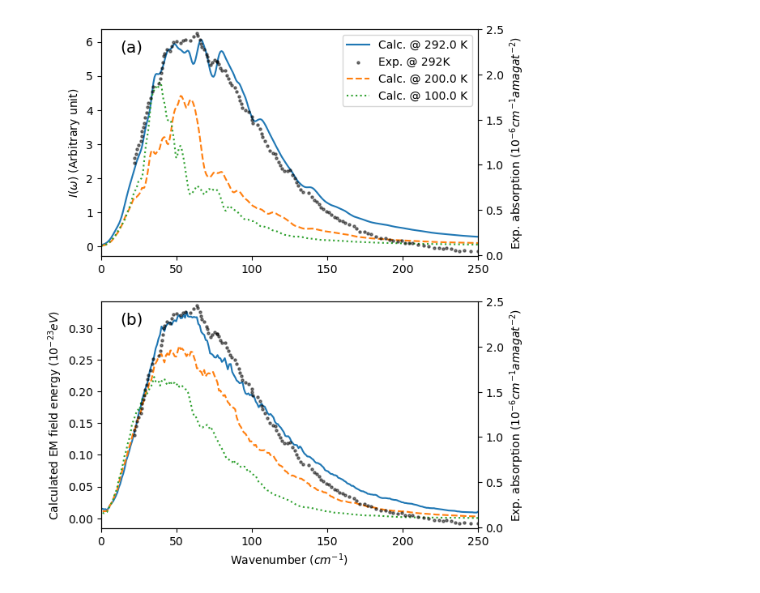
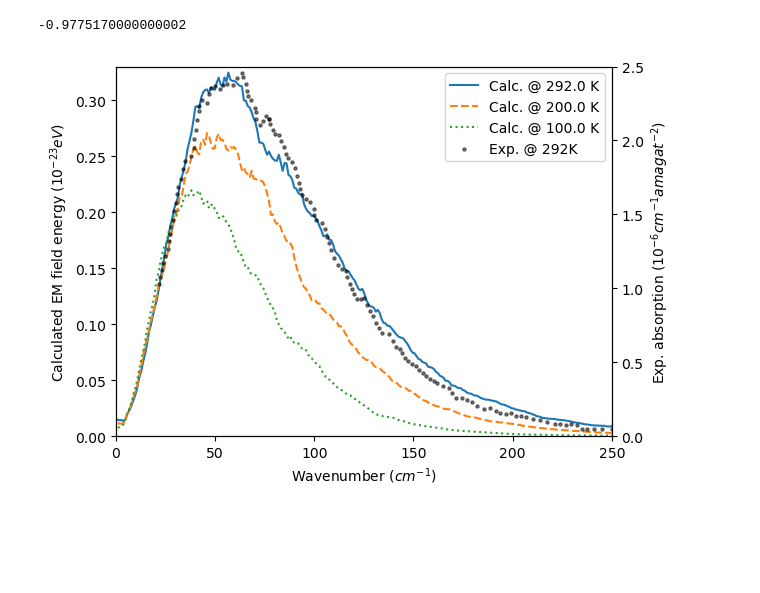
Before and after one commit to RibeiroGroup/Molecular-Dynamics-for-CIS, a Jupyter notebook: src/analyze_monte_carlo.ipynb, the cells around one changed output. Saved outputs shown, nothing was run; the diff lists cells and outputs as text; code cells hidden in the pictures; blank space fills up the shorter version.

```diff
--- a/src/analyze_monte_carlo.ipynb
+++ b/src/analyze_monte_carlo.ipynb
@@ -38,7 +38,7 @@ linestyle_list = ["solid", "dashed", "dotted","dashdot"]
 scatter_list = ["o", "^","v"]
 
 ROOT = os.path.expanduser('~/OneDrive - Emory/Research Data/mm_polariton/pickle_jar/')
-ROOT2 = ROOT # 'pickle_jar/'#
+ROOT2 = 'pickle_jar/'# ROOT #
 
 # define lists of temperature
 temperature_list = ['292.0', '200.0', '100.0']
@@ -124,28 +124,28 @@ def getall_colliding_time(result_dict_path, limit = None):
         n_pickle += 1
 
     return all_colliding_time
+# %%
+omega_profile[1] - omega_profile[2]
+# %% [output]
+-0.9775170000000002
 # %%
 ## from copy import deepcopy
 
-fig,ax = plt.subplots(2, figsize = (6,8))
+fig,ax = plt.subplots()
 
-for i in [0,1]:
-    # plotting the experimental dataset
-    tax = ax[i].twinx()
-    exp_data = pd.read_csv('data/plot-data.csv')
-    tax.scatter(
-        exp_data.loc[:,'x'],
-        exp_data.loc[:,' y'],
-        s = 5, alpha = 0.5, c = 'black',
-        label = 'Exp. @ 292K' if i == 0 else None
-    )
-    tax.set_ylabel(r'Exp. absorption $(10^{-6} cm^{-1} amagat^{-2})$')
-    tax.set_ylim(-0.01,2.5)
+# plotting the experimental dataset
+tax = ax.twinx()
+exp_data = pd.read_csv('data/plot-data.csv')
+tax.scatter(
+    exp_data.loc[:,'x'],
+    exp_data.loc[:,' y'],
+    s = 5, alpha = 0.5, c = 'black',
+    label = 'Exp. @ 292K' if i == 0 else None
+)
+tax.set_ylabel(r'Exp. absorption $(10^{-6} cm^{-1} amagat^{-2})$')
+tax.set_ylim(-0.00,2.5)
 
 for i,(temp, freefield_result_path) in enumerate(FREEFIELD_RESULT_256_DICT.items()):
-
-    dipole_spec = spectra_utils.DipoleSpectra(
-        dtps = 1e-2, convert_function = {'time': red.convert_time})
 
     # loop over all pickle file in the directory to calculate the mean spectrum
     # copy from here
@@ -156,59 +156,39 @@ for i,(temp, freefield_result_path) in enumerate(FREEFIELD_RESULT_256_DICT.items
     for _, (j, path) in enumerate(directory_dict.items()):
 
         with open(path, 'rb') as handle:
             freefield_result_dict = pickle.load(handle)
-
-        dipole_spec.add_result_dict(freefield_result_dict)
 
         omega_profile, rad_profile1 = spectra_utils.field_spectra(
             freefield_result_dict,
             convert_function = {
                 'energy': red.convert_energy,
                 'wavenumber':red.convert_wavenumber},
             mode = 'std'
         )
         rad_profile.append(rad_profile1)
 
         del freefield_result_dict
 
     rad_profile = np.mean(rad_profile, axis = 0)
     rad_profile *= 1e23
     o, f = moving_average(omega_profile, rad_profile, w = 10)
-    ax[1].plot(o, f, label = "Calc. @ {} K".format(temp), linestyle = linestyle_list[i])
+    ax.plot(o, f, label = "Calc. @ {} K".format(temp), linestyle = linestyle_list[i])
     # to here for rad profile - end of copy
-
-    w, spec = dipole_spec()
-    spec = np.mean(spec, axis = 0)
-    spec *= 1e5
-    spec = spec[ w < 300 ]
-    w = w[w < 300]
-    # to here for dipole spectra - end of copying
-
-    ax[0].plot(w, spec, linestyle = linestyle_list[i], label = "Calc. @ {} K".format(temp))
 
     if temp == '100.0':
         rad_profile100 = f
         omega_profile100 = o
 
-    if i == 0:
-        ax[0].scatter([], [], s = 5, alpha = 0.5, c = 'black',
-        label = 'Exp. @ 292K')
-
-ax[0].legend()
+ax.scatter([], [], s = 5, alpha = 0.5, c = 'black', label = 'Exp. @ 292K')
+ax.legend()
     #loc='lower center', bbox_to_anchor=(0.5, 0.88), ncol=3)
 
-ax[0].set_xlim(0,250)
-ax[1].set_xlim(0,250)
-#ax[0].set_ylim(-0.01,6.7)
-#ax[1].set_ylim(-0.01,1.08)
-ax[0].set_ylabel(r"$I(\omega)$ (Arbitrary unit)")
-ax[1].set_ylabel(r"Calculated EM field energy $(10^{-23} eV)$")
-ax[1].set_xlabel(r"Wavenumber $(cm^{-1})$")
-
-ax[0].annotate('(a)',xy = (0.05,0.9), xycoords = 'axes fraction',fontsize = 'x-large')
-ax[1].annotate('(b)',xy = (0.05,0.9), xycoords = 'axes fraction',fontsize = 'x-large')
+ax.set_xlim(0,250)
+ax.set_ylim(0.0, 0.33)
+ax.set_ylabel(r"Calculated EM field energy $(10^{-23} eV)$")
+ax.set_xlabel(r"Wavenumber $(cm^{-1})$")
 
 fig.savefig(fig_root + "free_spectrum.jpeg",dpi = 600, bbox_inches = 'tight')
 # %% [output]
-[figure, old version]
+[figure, new version]
 # %%
```
Also changed, not shown: parts of 8 cells of this notebook, 13 other files.
